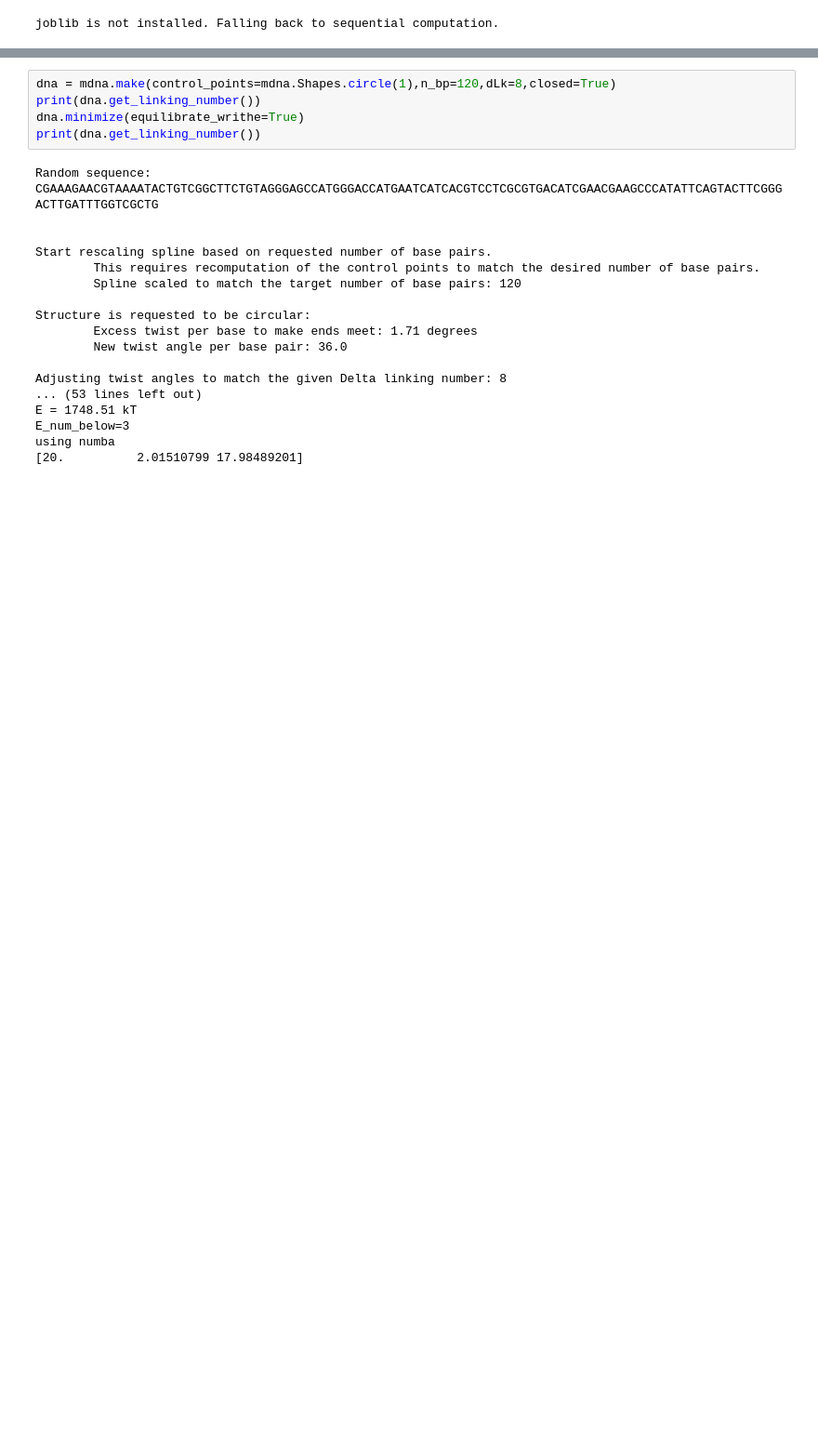
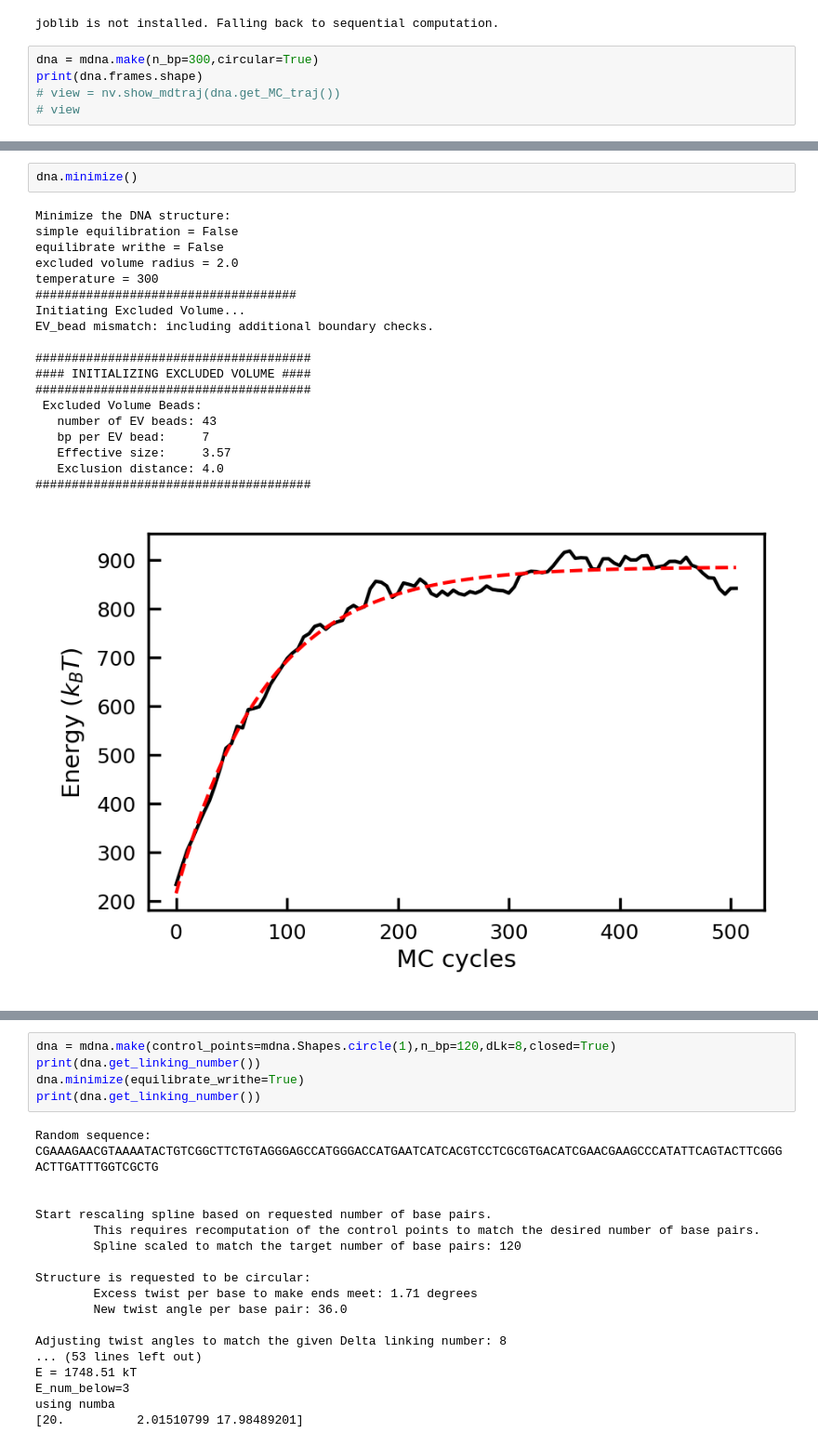
Before and after one commit to Heezch/mdna, a Jupyter notebook: studies/_orchestrate/demo_linkingnumber.ipynb, the cells around one changed output, grey strips where cells are left out. Shown at 93% size. Saved outputs shown, nothing was run; the diff lists cells and outputs as text; blank space fills up the shorter version.

```diff
--- a/studies/_orchestrate/demo_linkingnumber.ipynb
+++ b/studies/_orchestrate/demo_linkingnumber.ipynb
@@ -14,3 +14,8 @@ import pymdna as mdna
 # %% [output]
 [interactive output not drawn]
 joblib is not installed. Falling back to sequential computation.
+# %%
+dna = mdna.make(n_bp=300,circular=True)
+print(dna.frames.shape)
+# view = nv.show_mdtraj(dna.get_MC_traj())
+# view
@@ -16,0 +35,22 @@ joblib is not installed. Falling back to sequential computation.
+# %%
+dna.minimize()
+# %% [output]
+Minimize the DNA structure:
+simple equilibration = False
+equilibrate writhe = False
+excluded volume radius = 2.0
+temperature = 300
+####################################
+Initiating Excluded Volume...
+EV_bead mismatch: including additional boundary checks.
+
+######################################
+#### INITIALIZING EXCLUDED VOLUME ####
+######################################
+ Excluded Volume Beads:
+   number of EV beads: 43
+   bp per EV bead:     7
+   Effective size:     3.57
+   Exclusion distance: 4.0
+######################################
+[figure, added]
```
Also changed, not shown: parts of 19 cells of this notebook, 14 other files.
